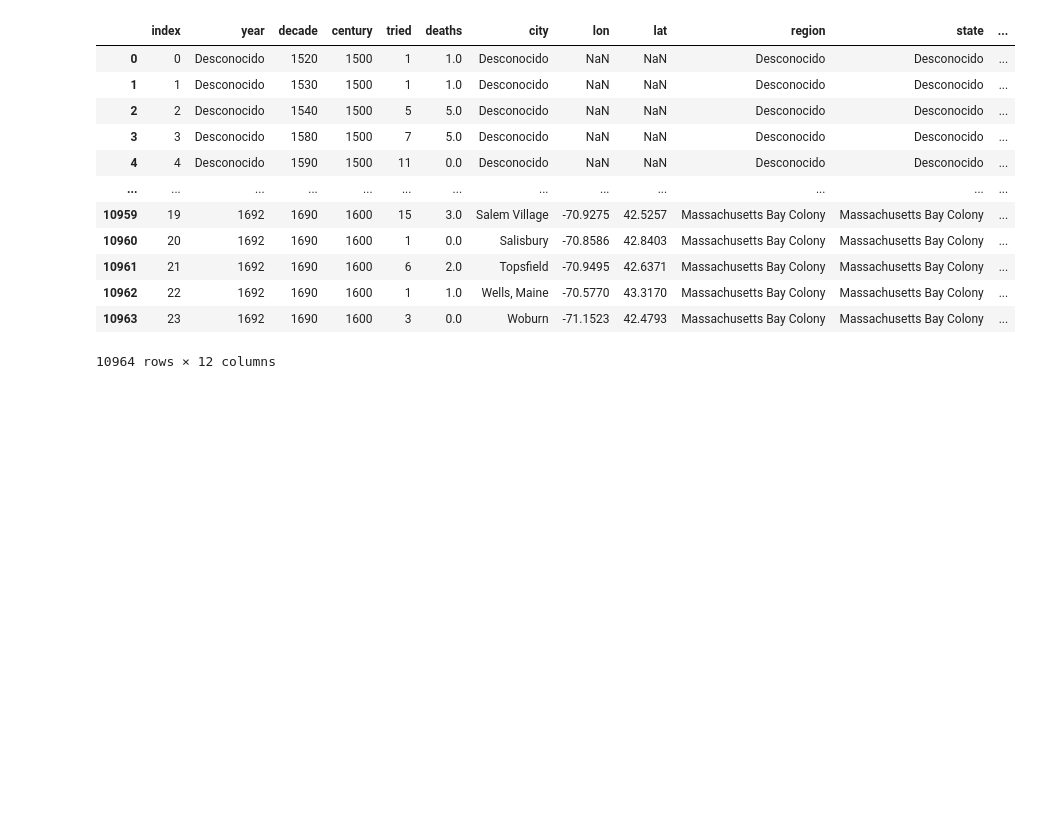
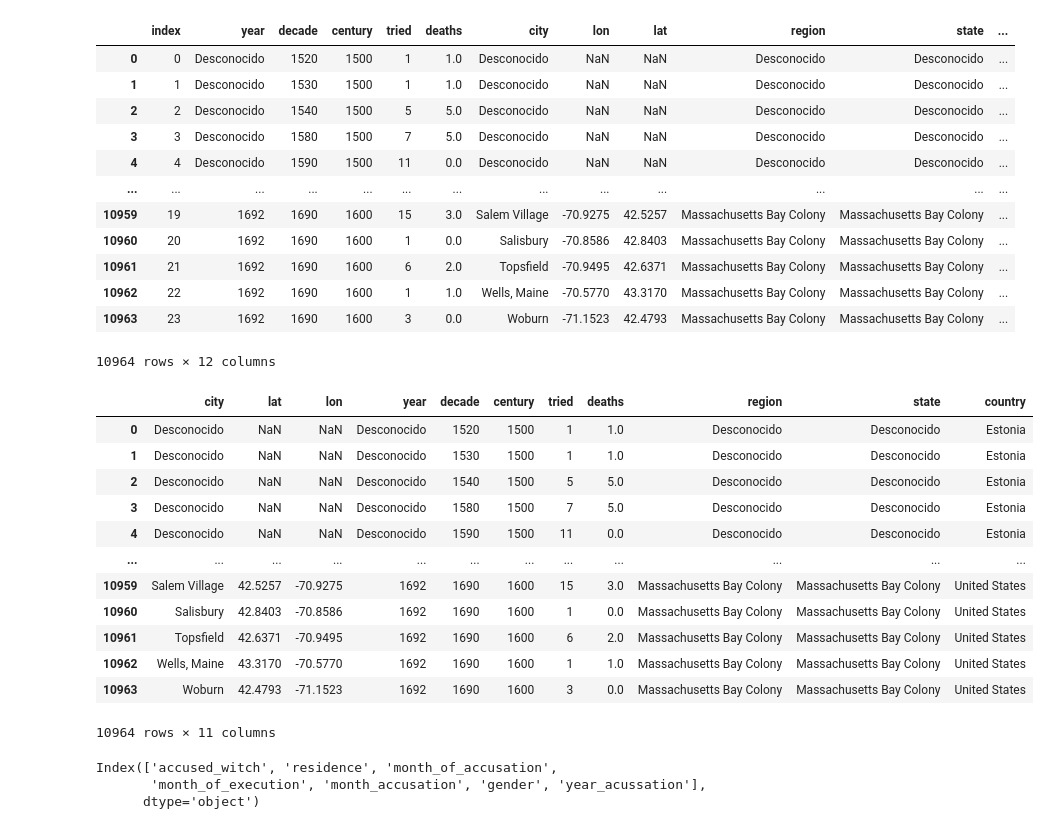
Before and after one commit to lmoraromero/promoG-modulo4-sprint1-pairprogramming-SAIRA-LAURAM, a Jupyter notebook: analisis_saira.ipynb, the cells around one changed output. Cells and saved outputs as stored; diff of their text form; code cells hidden in the pictures; blank space fills up the shorter version.

Commit message:
add estra coordenadas

```diff
--- a/analisis_saira.ipynb
+++ b/analisis_saira.ipynb
@@ -300,2 +301,25 @@ trials_total
+# %%
+df_merged3 = df_coordenadas2.merge(trials_total, on = "city", how="right", suffixes=('', '_from_df2'))
+# %%
+df_merged3['lat'] = df_merged3['lat'].fillna(df_merged3['lat_from_df2'])
+df_merged3['lon'] = df_merged3['lon'].fillna(df_merged3['lon_from_df2'])
+# %%
+df_merged3.drop(['lat_from_df2', 'lon_from_df2', 'index'], axis=1, inplace=True)
+# %%
+df_merged3
+# %% [output]
+|  | city | lat | lon | year | decade | century | tried | deaths | region | state | country |
+| 0 | Desconocido | NaN | NaN | Desconocido | 1520 | 1500 | 1 | 1.0 | Desconocido | Desconocido | Estonia |
+| 1 | Desconocido | NaN | NaN | Desconocido | 1530 | 1500 | 1 | 1.0 | Desconocido | Desconocido | Estonia |
+| 2 | Desconocido | NaN | NaN | Desconocido | 1540 | 1500 | 5 | 5.0 | Desconocido | Desconocido | Estonia |
+| 3 | Desconocido | NaN | NaN | Desconocido | 1580 | 1500 | 7 | 5.0 | Desconocido | Desconocido | Estonia |
+| 4 | Desconocido | NaN | NaN | Desconocido | 1590 | 1500 | 11 | 0.0 | Desconocido | Desconocido | Estonia |
+| ... | ... | ... | ... | ... | ... | ... | ... | ... | ... | ... | ... |
+| 10959 | Salem Village | 42.5257 | -70.9275 | 1692 | 1690 | 1600 | 15 | 3.0 | Massachusetts Bay Colony | Massachusetts Bay Colony | United States |
+| 10960 | Salisbury | 42.8403 | -70.8586 | 1692 | 1690 | 1600 | 1 | 0.0 | Massachusetts Bay Colony | Massachusetts Bay Colony | United States |
+| 10961 | Topsfield | 42.6371 | -70.9495 | 1692 | 1690 | 1600 | 6 | 2.0 | Massachusetts Bay Colony | Massachusetts Bay Colony | United States |
+| 10962 | Wells, Maine | 43.3170 | -70.5770 | 1692 | 1690 | 1600 | 1 | 1.0 | Massachusetts Bay Colony | Massachusetts Bay Colony | United States |
+| 10963 | Woburn | 42.4793 | -71.1523 | 1692 | 1690 | 1600 | 3 | 0.0 | Massachusetts Bay Colony | Massachusetts Bay Colony | United States |
+10964 rows × 11 columns
 # %%
 trials_total.to_csv("files/trials_total.csv")
@@ -301,0 +365,6 @@ trials_total.to_csv("files/trials_total.csv")
+# %%
+df_brujas.columns
+# %% [output]
+Index(['accused_witch', 'residence', 'month_of_accusation',
+       'month_of_execution', 'month_accusation', 'gender', 'year_acussation'],
+      dtype='object')
```
Also changed, not shown: parts of 14 cells of this notebook, 5 other files.
